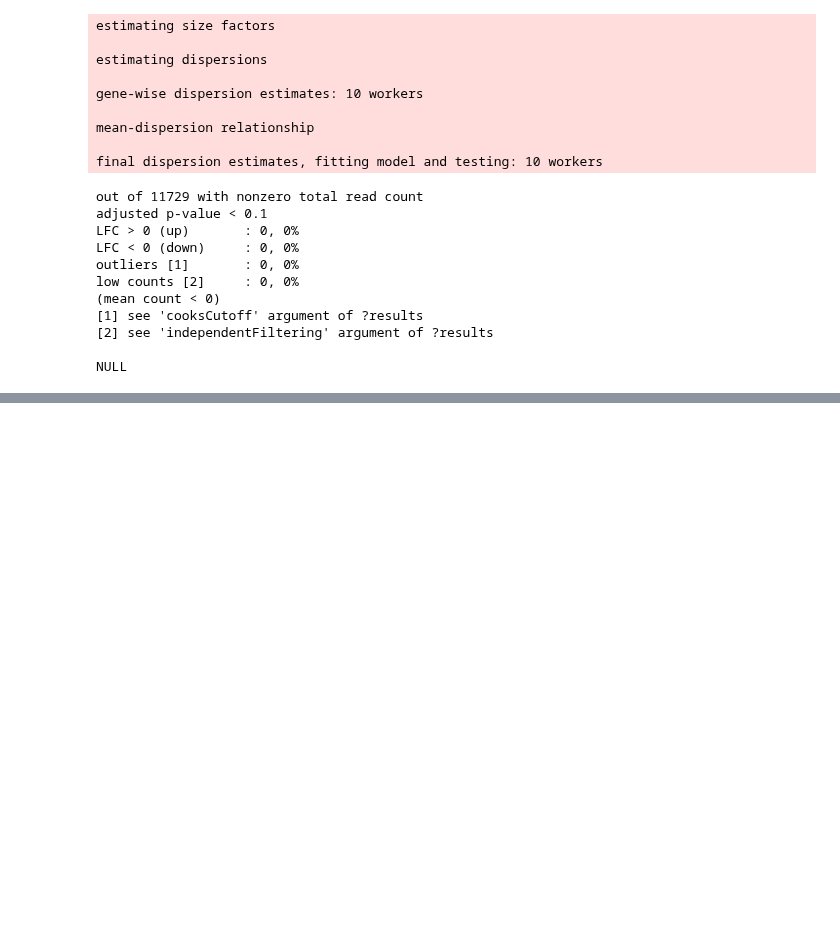
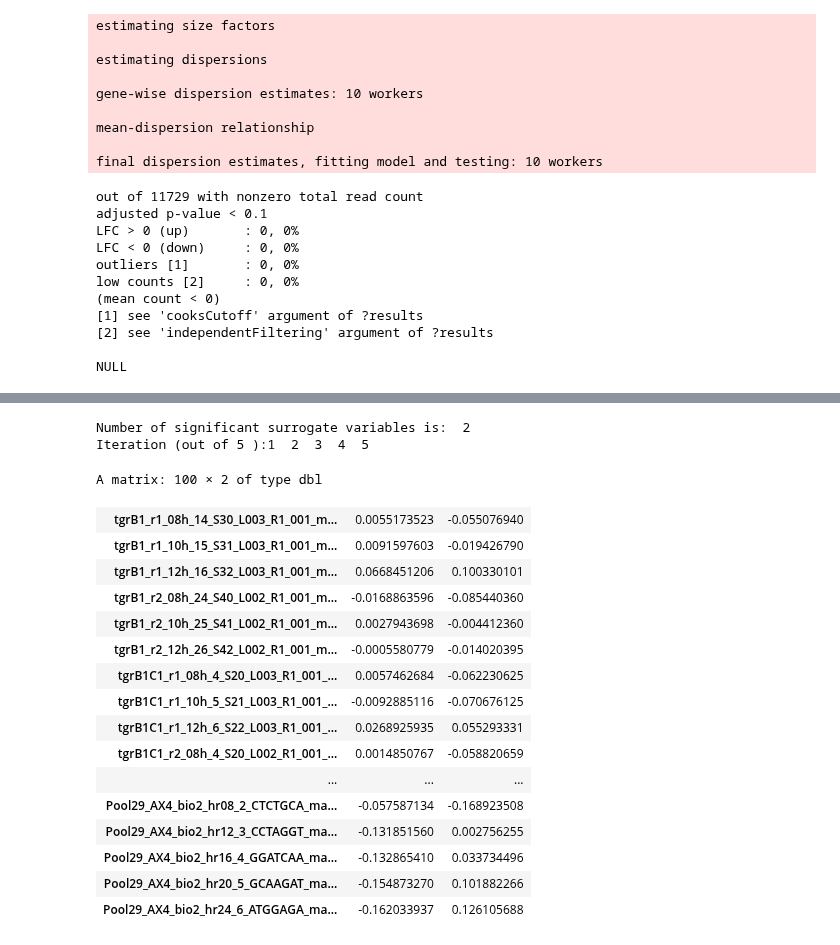
Before and after one commit to biolab/baylor-dicty, a Jupyter notebook: R/deDevelopmentalStages_DESeq2_serverscript.ipynb, the cells around one changed output, grey strips where cells are left out. Saved outputs shown, nothing was run; the diff lists cells and outputs as text; code cells hidden in the pictures; blank space fills up the shorter version.

```diff
--- a/R/deDevelopmentalStages_DESeq2_serverscript.ipynb
+++ b/R/deDevelopmentalStages_DESeq2_serverscript.ipynb
@@ -612,0 +1295,29 @@ NULL
+# %%
+dat <- counts(dds, normalized = TRUE)
+idx <- rowMeans(dat) > 1
+dat <- dat[idx, ]
+mod <- model.matrix(design_formula, colData(dds))
+mod0 <- model.matrix(~ 1, colData(dds))
+svseq <- svaseq(dat, mod, mod0, n.sv = 2)
+rownames(svseq$sv)<-colnames(dds)
+svseq$sv
+# %% [output]
+Number of significant surrogate variables is:  2
+Iteration (out of 5 ):1  2  3  4  5
+A matrix: 100 × 2 of type dbl
+| tgrB1_r1_08h_14_S30_L003_R1_001_m... | 0.0055173523 | -0.055076940 |
+| tgrB1_r1_10h_15_S31_L003_R1_001_m... | 0.0091597603 | -0.019426790 |
+| tgrB1_r1_12h_16_S32_L003_R1_001_m... | 0.0668451206 | 0.100330101 |
+| tgrB1_r2_08h_24_S40_L002_R1_001_m... | -0.0168863596 | -0.085440360 |
+| tgrB1_r2_10h_25_S41_L002_R1_001_m... | 0.0027943698 | -0.004412360 |
+| tgrB1_r2_12h_26_S42_L002_R1_001_m... | -0.0005580779 | -0.014020395 |
+| tgrB1C1_r1_08h_4_S20_L003_R1_001_... | 0.0057462684 | -0.062230625 |
+| tgrB1C1_r1_10h_5_S21_L003_R1_001_... | -0.0092885116 | -0.070676125 |
+| tgrB1C1_r1_12h_6_S22_L003_R1_001_... | 0.0268925935 | 0.055293331 |
+| tgrB1C1_r2_08h_4_S20_L002_R1_001_... | 0.0014850767 | -0.058820659 |
+| ... | ... | ... |
+| Pool29_AX4_bio2_hr08_2_CTCTGCA_ma... | -0.057587134 | -0.168923508 |
+| Pool29_AX4_bio2_hr12_3_CCTAGGT_ma... | -0.131851560 | 0.002756255 |
+| Pool29_AX4_bio2_hr16_4_GGATCAA_ma... | -0.132865410 | 0.033734496 |
+| Pool29_AX4_bio2_hr20_5_GCAAGAT_ma... | -0.154873270 | 0.101882266 |
+| Pool29_AX4_bio2_hr24_6_ATGGAGA_ma... | -0.162033937 | 0.126105688 |
```
Also changed, not shown: parts of 23 cells of this notebook, 2 other files.
